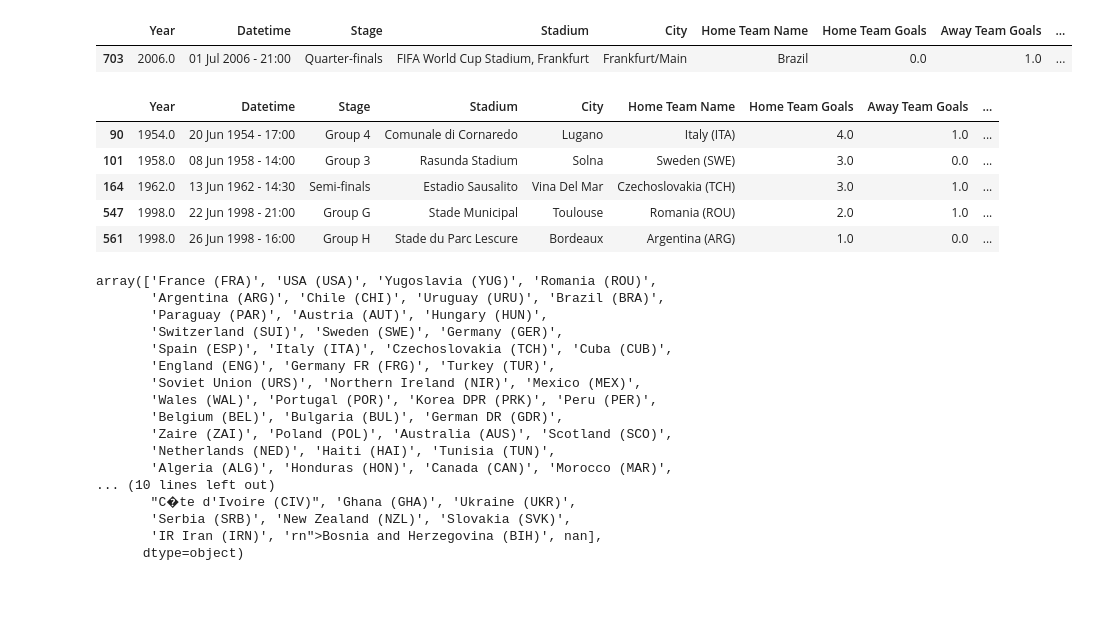
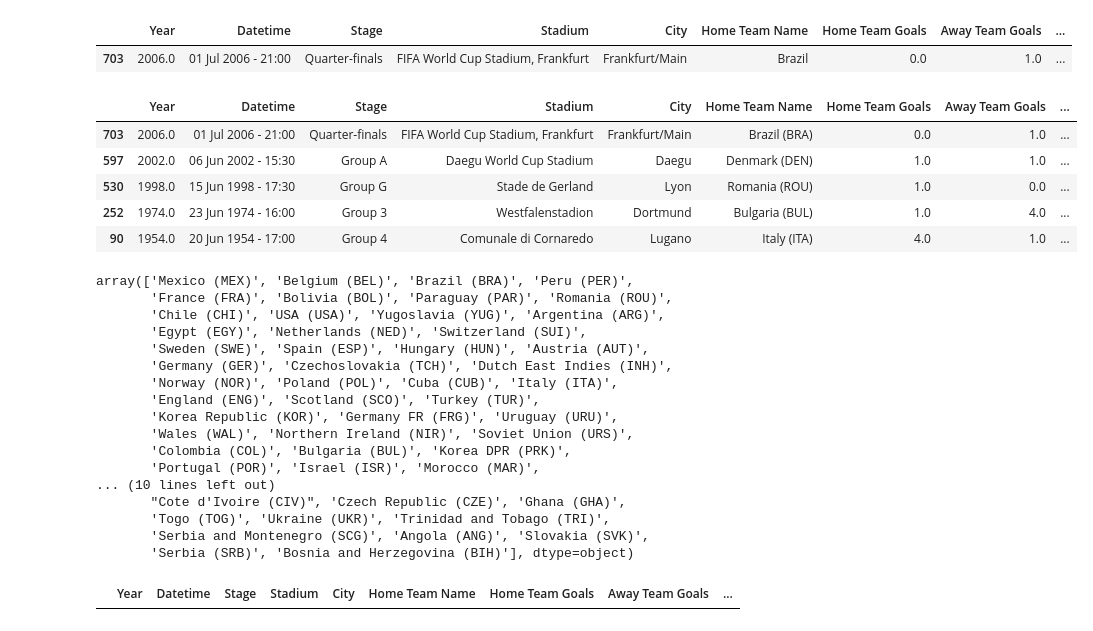
Before and after one commit to natuan310/w3-Data-Analysis-WorldCup-Dataset, a Jupyter notebook: Tee.ipynb, the cells around one changed output. Cells and saved outputs as stored; diff of their text form; code cells hidden in the pictures; blank space fills up the shorter version.

```diff
--- a/Tee.ipynb
+++ b/Tee.ipynb
@@ -310,37 +310,48 @@ mch.sample(1)
 # %%
 # Combine Initials into Team Name to drop Initials column
 
-mch['Home Team Name'] = mch['Home Team Name'] + ' (' + mch['Home Team Initials'] +')'
-mch['Away Team Name'] = mch['Away Team Name'] + ' (' + mch['Away Team Initials'] +')'
+# mch['Home Team Name'] = mch['Home Team Name'] + ' (' + mch['Home Team Initials'] +')'
+# mch['Away Team Name'] = mch['Away Team Name'] + ' (' + mch['Away Team Initials'] +')'
 mch.sample(5)
 # %% [output]
 |  | Year | Datetime | Stage | Stadium | City | Home Team Name | Home Team Goals | Away Team Goals | ... |
+| 703 | 2006.0 | 01 Jul 2006 - 21:00 | Quarter-finals | FIFA World Cup Stadium, Frankfurt | Frankfurt/Main | Brazil (BRA) | 0.0 | 1.0 | ... |
+| 597 | 2002.0 | 06 Jun 2002 - 15:30 | Group A | Daegu World Cup Stadium | Daegu | Denmark (DEN) | 1.0 | 1.0 | ... |
+| 530 | 1998.0 | 15 Jun 1998 - 17:30 | Group G | Stade de Gerland | Lyon | Romania (ROU) | 1.0 | 0.0 | ... |
+| 252 | 1974.0 | 23 Jun 1974 - 16:00 | Group 3 | Westfalenstadion | Dortmund | Bulgaria (BUL) | 1.0 | 4.0 | ... |
 | 90 | 1954.0 | 20 Jun 1954 - 17:00 | Group 4 | Comunale di Cornaredo | Lugano | Italy (ITA) | 4.0 | 1.0 | ... |
-| 101 | 1958.0 | 08 Jun 1958 - 14:00 | Group 3 | Rasunda Stadium | Solna | Sweden (SWE) | 3.0 | 0.0 | ... |
-| 164 | 1962.0 | 13 Jun 1962 - 14:30 | Semi-finals | Estadio Sausalito | Vina Del Mar | Czechoslovakia (TCH) | 3.0 | 1.0 | ... |
-| 547 | 1998.0 | 22 Jun 1998 - 21:00 | Group G | Stade Municipal | Toulouse | Romania (ROU) | 2.0 | 1.0 | ... |
-| 561 | 1998.0 | 26 Jun 1998 - 16:00 | Group H | Stade du Parc Lescure | Bordeaux | Argentina (ARG) | 1.0 | 0.0 | ... |
 # %%
 # name_error = ['rn">Trinidad and Tobago (TRI)', "C�te d'Ivoire (CIV)",'rn">Republic of Ireland (IRL)','rn">Bosnia and Herzegovina (BIH)','rn">United Arab Emirates (UAE)']
 
-# mch[mch['Home Team Name'].str.contains('rn">') == True]['Home Team Name'].replace(to_replace='rn">', value='', inplace=False)
-mch['Home Team Name'].replace('rn">', '')
+mch['Home Team Name'] = mch['Home Team Name'].str.replace('rn">','')
+mch['Home Team Name'].replace("C�te d'Ivoire (CIV)",  "Cote d'Ivoire (CIV)", inplace=True)
 mch['Home Team Name'].unique()
+
+mch['Away Team Name'] = mch['Away Team Name'].str.replace('rn">','')
+mch['Away Team Name'].replace("C�te d'Ivoire (CIV)",  "Cote d'Ivoire (CIV)", inplace=True)
+mch['Away Team Name'].unique()
 # %% [output]
-array(['France (FRA)', 'USA (USA)', 'Yugoslavia (YUG)', 'Romania (ROU)',
-       'Argentina (ARG)', 'Chile (CHI)', 'Uruguay (URU)', 'Brazil (BRA)',
-       'Paraguay (PAR)', 'Austria (AUT)', 'Hungary (HUN)',
-       'Switzerland (SUI)', 'Sweden (SWE)', 'Germany (GER)',
-       'Spain (ESP)', 'Italy (ITA)', 'Czechoslovakia (TCH)', 'Cuba (CUB)',
-       'England (ENG)', 'Germany FR (FRG)', 'Turkey (TUR)',
-       'Soviet Union (URS)', 'Northern Ireland (NIR)', 'Mexico (MEX)',
-       'Wales (WAL)', 'Portugal (POR)', 'Korea DPR (PRK)', 'Peru (PER)',
-       'Belgium (BEL)', 'Bulgaria (BUL)', 'German DR (GDR)',
-       'Zaire (ZAI)', 'Poland (POL)', 'Australia (AUS)', 'Scotland (SCO)',
-       'Netherlands (NED)', 'Haiti (HAI)', 'Tunisia (TUN)',
-       'Algeria (ALG)', 'Honduras (HON)', 'Canada (CAN)', 'Morocco (MAR)',
+array(['Mexico (MEX)', 'Belgium (BEL)', 'Brazil (BRA)', 'Peru (PER)',
+       'France (FRA)', 'Bolivia (BOL)', 'Paraguay (PAR)', 'Romania (ROU)',
+       'Chile (CHI)', 'USA (USA)', 'Yugoslavia (YUG)', 'Argentina (ARG)',
+       'Egypt (EGY)', 'Netherlands (NED)', 'Switzerland (SUI)',
+       'Sweden (SWE)', 'Spain (ESP)', 'Hungary (HUN)', 'Austria (AUT)',
+       'Germany (GER)', 'Czechoslovakia (TCH)', 'Dutch East Indies (INH)',
+       'Norway (NOR)', 'Poland (POL)', 'Cuba (CUB)', 'Italy (ITA)',
+       'England (ENG)', 'Scotland (SCO)', 'Turkey (TUR)',
+       'Korea Republic (KOR)', 'Germany FR (FRG)', 'Uruguay (URU)',
+       'Wales (WAL)', 'Northern Ireland (NIR)', 'Soviet Union (URS)',
+       'Colombia (COL)', 'Bulgaria (BUL)', 'Korea DPR (PRK)',
+       'Portugal (POR)', 'Israel (ISR)', 'Morocco (MAR)',
 ... (10 lines left out)
-       "C�te d'Ivoire (CIV)", 'Ghana (GHA)', 'Ukraine (UKR)',
-       'Serbia (SRB)', 'New Zealand (NZL)', 'Slovakia (SVK)',
-       'IR Iran (IRN)', 'rn">Bosnia and Herzegovina (BIH)', nan],
-      dtype=object)
+       "Cote d'Ivoire (CIV)", 'Czech Republic (CZE)', 'Ghana (GHA)',
+       'Togo (TOG)', 'Ukraine (UKR)', 'Trinidad and Tobago (TRI)',
+       'Serbia and Montenegro (SCG)', 'Angola (ANG)', 'Slovakia (SVK)',
+       'Serbia (SRB)', 'Bosnia and Herzegovina (BIH)'], dtype=object)
+# %%
+# mch['Attendance'].fillna(0)
+# mch[mch['Attendance'].isnull()].fillna(0, inplace=True)
+mch['Attendance'].fillna(0,inplace=True)
+mch[mch['Attendance'].isnull()]
+# %% [output]
+|  | Year | Datetime | Stage | Stadium | City | Home Team Name | Home Team Goals | Away Team Goals | ... |
```
Also changed, not shown: parts of 10 cells of this notebook.
